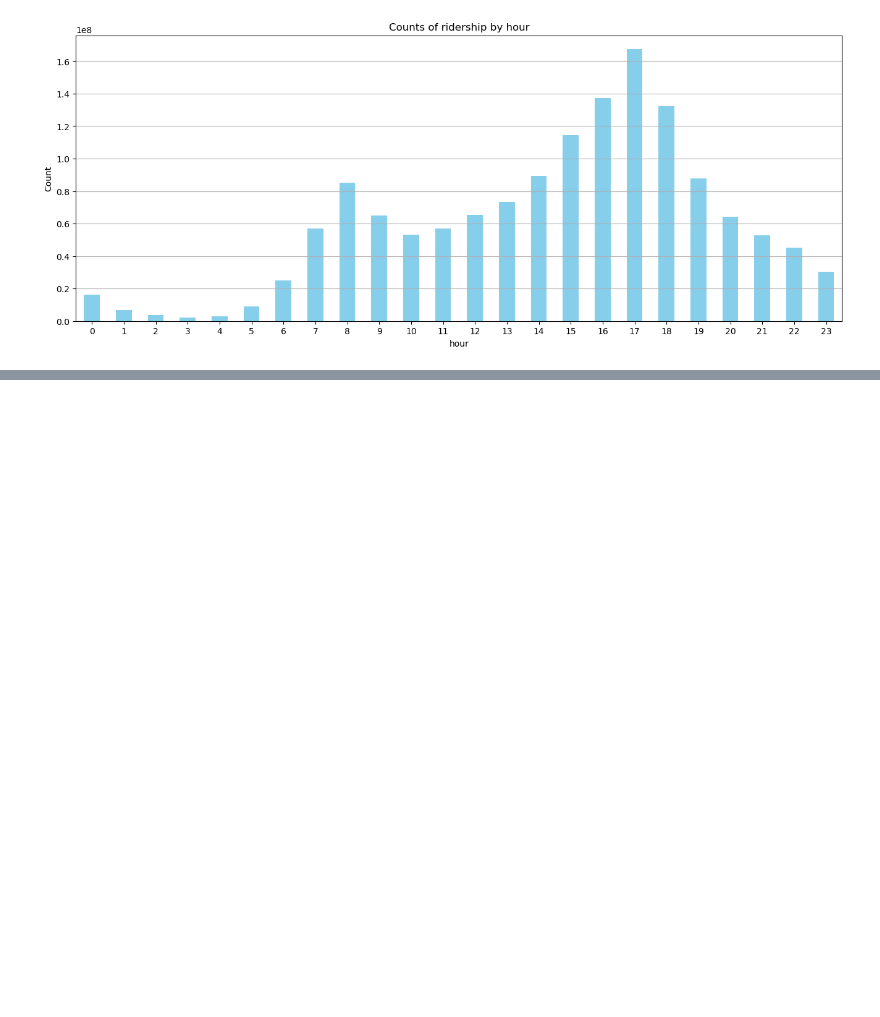
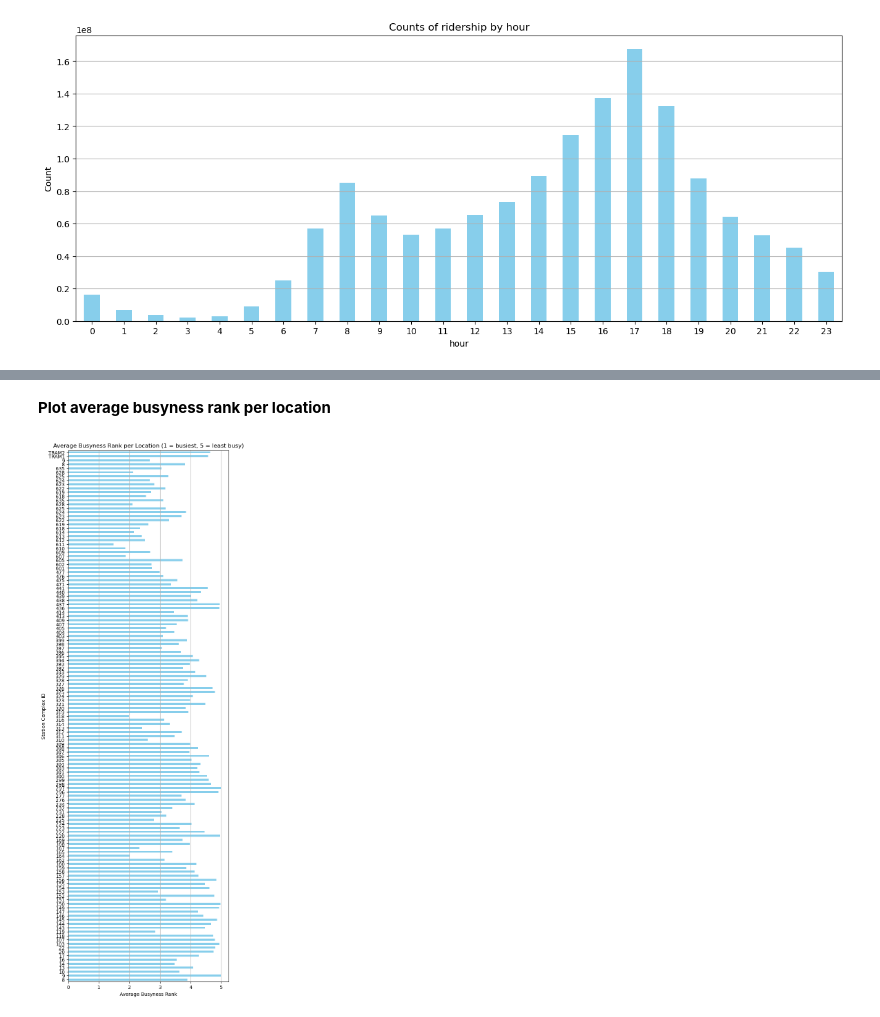
Before and after one commit to Southwick-Adam/ClearPathNYC, a Jupyter notebook: data/data_cleaning/subway_cleaning.ipynb, the cells around one changed output, grey strips where cells are left out. Saved outputs shown, nothing was run; the diff lists cells and outputs as text; code cells hidden in the pictures; blank space fills up the shorter version.

```diff
--- a/DataCleaning/Subway_Data_Cleaning.ipynb
+++ b/data/data_cleaning/subway_cleaning.ipynb
@@ -280,0 +281,2 @@ grouped_df.to_csv('Subway_Data_Final.csv', index=False)
+# %%
+df = pd.read_csv('subway_data_grouped.csv')
@@ -280,0 +285,3 @@ grouped_df.to_csv('Subway_Data_Final.csv', index=False)
+# %%
+mean = df['ridership'].mean()
+mean
@@ -280,0 +297,8 @@ grouped_df.to_csv('Subway_Data_Final.csv', index=False)
+# %%
+bins = [0, 0.4 * mean, 0.8 * mean, 1.2 * mean, 1.6 * mean, float('inf')]
+labels = [5, 4, 3, 2, 1]
+# %%
+df['busyness_rank'] = pd.cut(df['ridership'],
+                             bins=bins,
+                             labels=labels)
+df['busyness_rank'] = df['busyness_rank'].astype(int)
@@ -280,0 +325,14 @@ grouped_df.to_csv('Subway_Data_Final.csv', index=False)
+# %% [markdown]
+**Plot average busyness rank per location**
+# %%
+average_busyness_per_location = df.groupby('station_complex_id')['busyness_rank'].mean().reset_index()
+plt.figure(figsize=(6, 20))
+average = average_busyness_per_location.set_index('station_complex_id')['busyness_rank']
+average.plot(kind='barh', color='skyblue')
+plt.title('Average Busyness Rank per Location (1 = busiest, 5 = least busy)')
+plt.xlabel('Average Busyness Rank')
+plt.ylabel('Station Complex ID')
+plt.grid(axis='x')
+plt.show()
+# %% [output]
+[figure, added]
```
Also changed, not shown: parts of 6 cells of this notebook, 4 other files.
